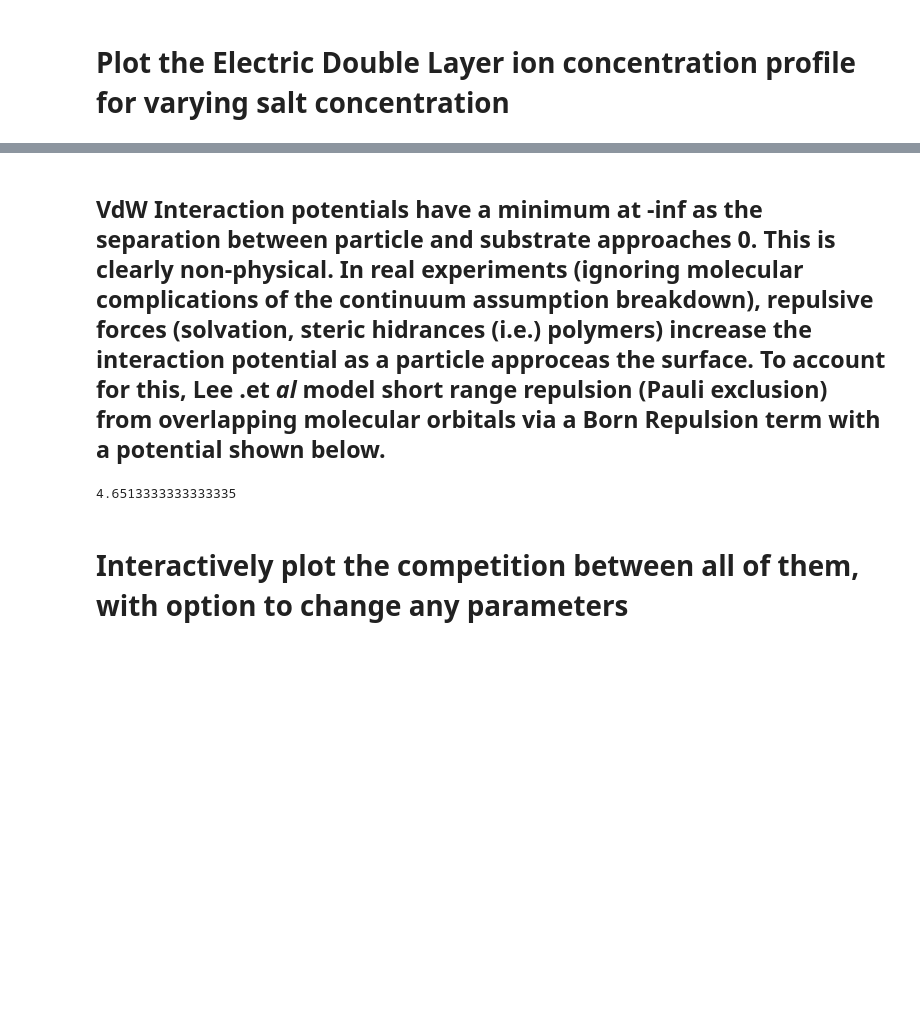
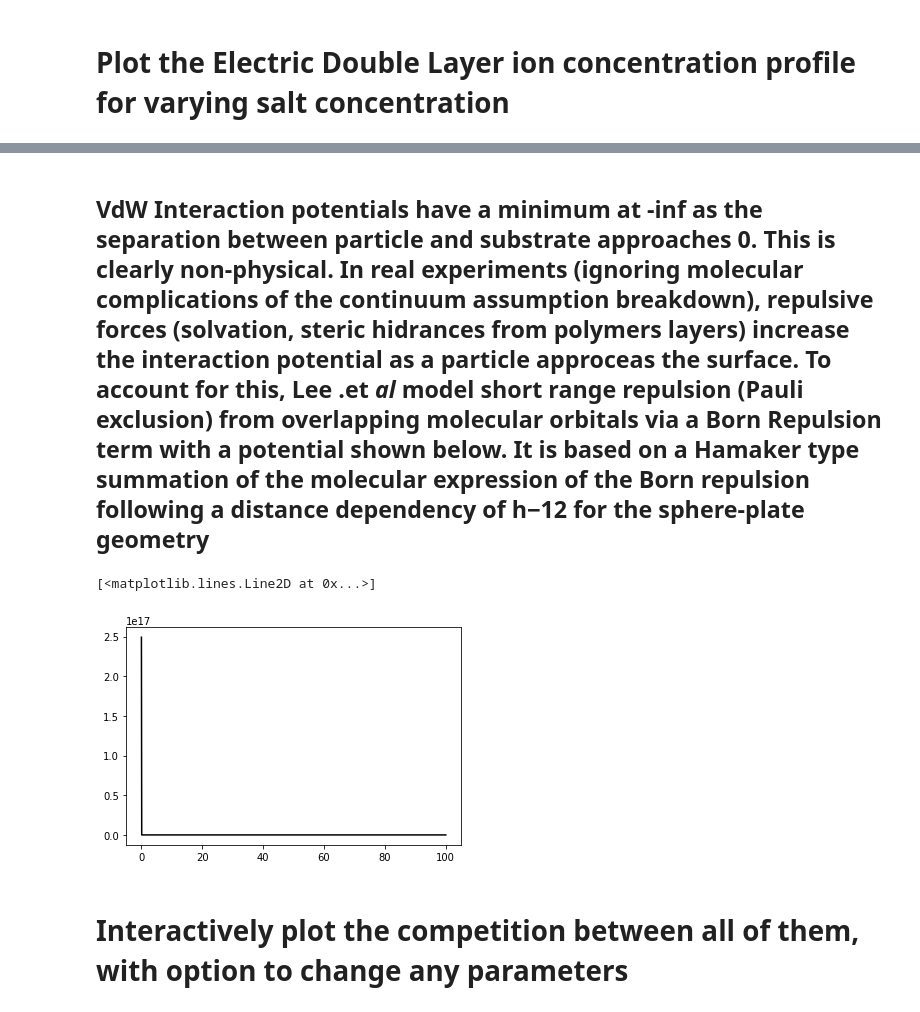
Before and after one commit to mikeboyle321/Macromolecular_Engineering_Nanoparticle_Transport, a Jupyter notebook: Worked_Example_DLVO.ipynb, the cells around one changed output, grey strips where cells are left out. Saved outputs shown, nothing was run; the diff lists cells and outputs as text; code cells hidden in the pictures; blank space fills up the shorter version.

```diff
--- a/Worked_Example_DLVO.ipynb
+++ b/Worked_Example_DLVO.ipynb
@@ -112,8 +127,25 @@ Text(0, 0.5, '$\\frac{\\phi_{EDL}}{k_{b}T}$')
 # %% [markdown]
-## VdW Interaction potentials have a minimum at -inf as the separation between particle and substrate approaches 0. This is clearly non-physical. In real experiments (ignoring molecular complications of the continuum assumption breakdown), repulsive forces (solvation, steric hidrances (i.e.) polymers) increase the interaction potential as a particle approceas the surface. To account for this, Lee .et *al* model short range repulsion (Pauli exclusion) from overlapping molecular orbitals via a Born Repulsion term with a potential shown below.
+## VdW Interaction potentials have a minimum at -inf as the separation between particle and substrate approaches 0. This is clearly non-physical. In real experiments (ignoring molecular complications of the continuum assumption breakdown), repulsive forces (solvation, steric hidrances from polymers layers) increase the interaction potential as a particle approceas the surface. To account for this, Lee .et *al* model short range repulsion (Pauli exclusion) from overlapping molecular orbitals via a Born Repulsion term with a potential shown below. It is based on a Hamaker type summation of the molecular expression of the Born repulsion following a distance dependency of h−12 for the sphere-plate geometry
-# %%
-def calc_born_rep()
-# %% [output]
-4.6513333333333335
+# %%
+def calc_born_rep(h_min, h_max, A_vdw, sigma_collision, r_np_calc):
+  h_calc = np.linspace(h_min, h_max, 1000)*1E-9 # m
+  r_calc = r_np_calc*1E-9 # converts nm to m
+  sigma_calc = sigma_collision*1E-9 # converts nm to m
+  phi_born_calc = ((A_vdw*sigma_calc**6/7560)*
+                   ((8*r_calc + h_calc)/((2*r_calc + h_calc)**7) + (6*r_calc - h_calc)/(h_calc**7))
+                  )
+  return h_calc, phi_born_calc
+
+r_np = 10 # nm
+sep_min = 0.001 # nm
+sep_max = 100 # nm
+sigma_collision = 0.7
+kT = kb*T
+h, phi_born = calc_born_rep(h_min=sep_min, h_max=sep_max, A_vdw=A_eff, r_np_calc=r_np, sigma_collision=sigma_collision)
+plt.plot(h*1E9, phi_born/kT, 'k', label = ('Born Repulsion'))
+#plt.ylim([0,10000])
+# %% [output]
+[<matplotlib.lines.Line2D at 0x...>]
+[figure, added]
 # %% [markdown]
 # Interactively plot the competition between all of them, with option to change any parameters
```
Also changed, not shown: parts of 6 cells of this notebook.
